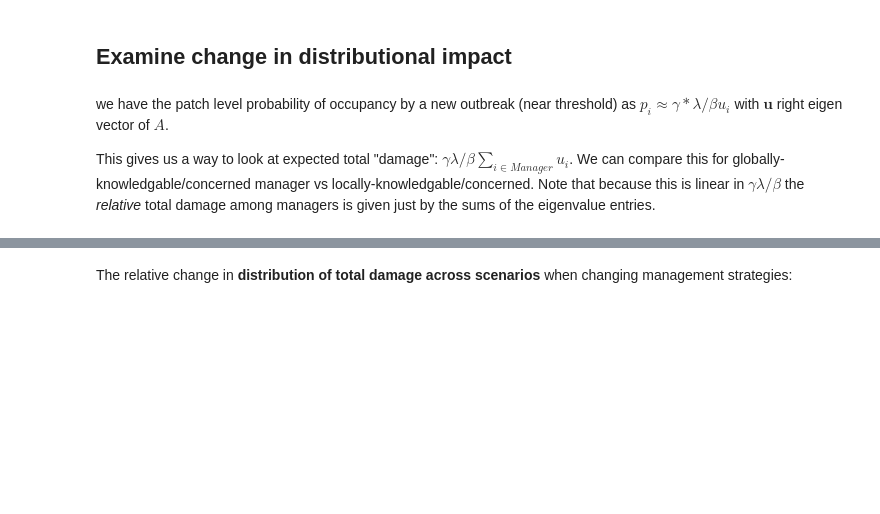
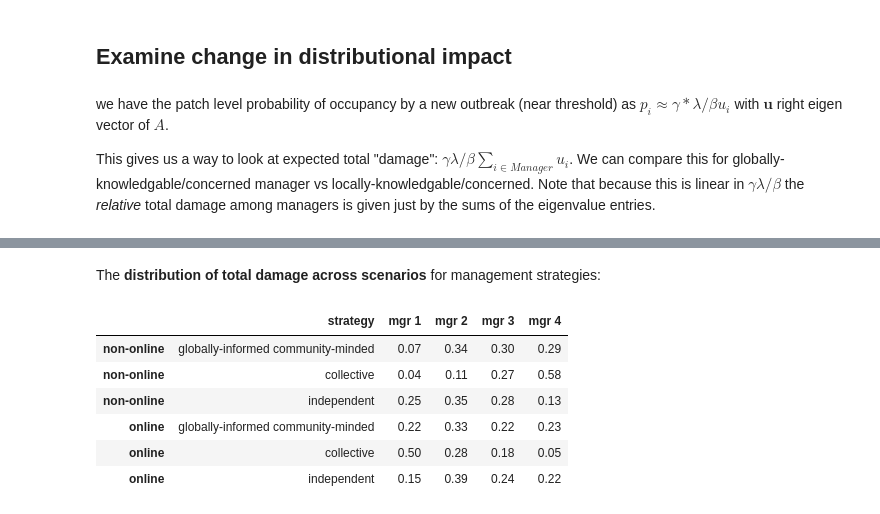
Before and after one commit to ashander/sesync, a Jupyter notebook: exp2_spectral_management_coop.ipynb, the cells around one changed output, grey strips where cells are left out. Drawn from its saved outputs; the diff is of its cells as text; code cells hidden in the pictures; blank space fills up the shorter version.

```diff
--- a/exp2_spectral_management_coop.ipynb
+++ b/exp2_spectral_management_coop.ipynb
@@ -415,2 +251,32 @@ import pandas as pd  # for formatting
 # %% [markdown]
-The relative change in **distribution of total damage across scenarios** when changing management strategies:
+The **distribution of total damage across scenarios** for management strategies:
+# %%
+import pandas as pd  # for formatting
+
+
+data = [dist_impact(AA6t),
+        dist_impact(AA2),
+        dist_impact(AA4),
+        dist_impact(AA5t),
+        dist_impact(AA),
+        dist_impact(AA3)
+       ]
+df = pd.DataFrame(data, columns=["mgr 1", "mgr 2", "mgr 3", "mgr 4"],
+            index=["non-online", "non-online", "non-online", "online", "online", "online"])
+df['strategy'] = [
+    "cooperative",
+    "collabrative planned",
+    "independent",
+       "coordinated",
+    "collabrative coordinated",
+    "independent"
+]
+df[['strategy', 'mgr 1', 'mgr 2', 'mgr 3', 'mgr 4']].round(2)
+# %% [output]
+|  | strategy | mgr 1 | mgr 2 | mgr 3 | mgr 4 |
+| non-online | globally-informed community-minded | 0.07 | 0.34 | 0.30 | 0.29 |
+| non-online | collective | 0.04 | 0.11 | 0.27 | 0.58 |
+| non-online | independent | 0.25 | 0.35 | 0.28 | 0.13 |
+| online | globally-informed community-minded | 0.22 | 0.33 | 0.22 | 0.23 |
+| online | collective | 0.50 | 0.28 | 0.18 | 0.05 |
+| online | independent | 0.15 | 0.39 | 0.24 | 0.22 |
```
Also changed, not shown: parts of 28 cells of this notebook, 1 other file.
